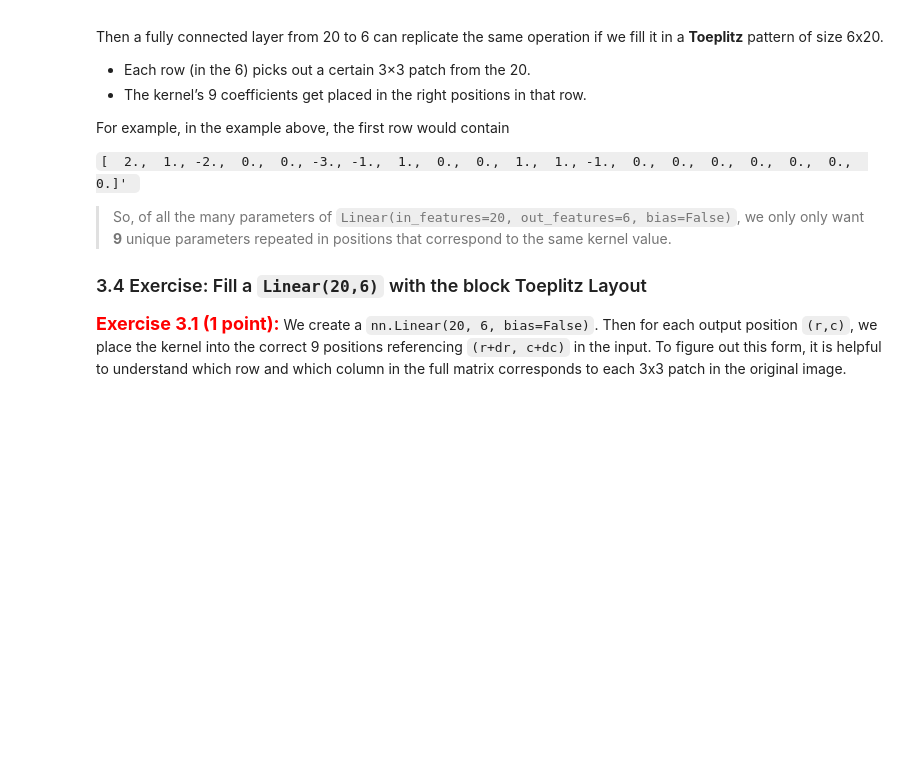
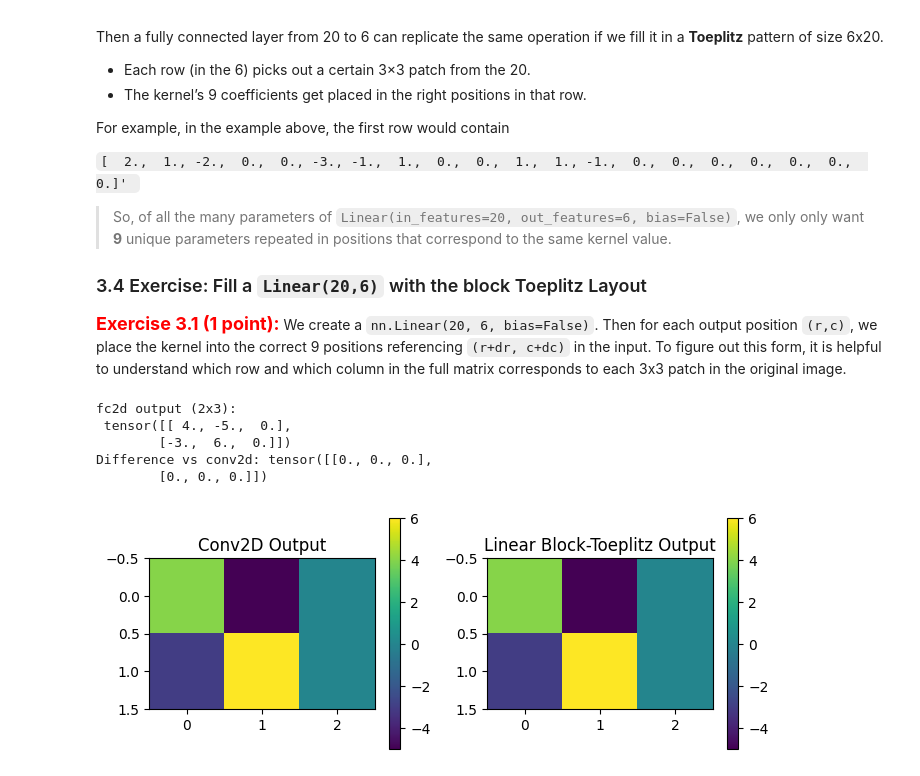
Before and after one commit to Ari-S-123/CS7150-CA2, a Jupyter notebook: CA2.2_Convolutions.ipynb, the cells around one changed output. Cells and saved outputs as stored; diff of their text form; code cells hidden in the pictures; blank space fills up the shorter version.

```diff
--- a/CA2.2_Convolutions.ipynb
+++ b/CA2.2_Convolutions.ipynb
@@ -395,3 +454,49 @@ plt.show()
+# %%
+fc2d = nn.Linear(in_features=20, out_features=6, bias=False)
+fc2d.weight[...] = torch.Tensor([
+    ## PROVIDE YOUR ANSWERS HERE
+    #  output (0,0): input patch starts at (0,0)
+    [  2.,  1., -2.,  0.,  0., -3., -1.,  1.,  0.,  0.,  1.,  1., -1.,  0.,  0.,  0.,  0.,  0.,  0.,  0.],
+    #  output (0,1): input patch starts at (0,1)
+    [  0.,  2.,  1., -2.,  0.,  0., -3., -1.,  1.,  0.,  0.,  1.,  1., -1.,  0.,  0.,  0.,  0.,  0.,  0.],
+    #  output (0,2): input patch starts at (0,2)
+    [  0.,  0.,  2.,  1., -2.,  0.,  0., -3., -1.,  1.,  0.,  0.,  1.,  1., -1.,  0.,  0.,  0.,  0.,  0.],
+    #  output (1,0): input patch starts at (1,0)
+    [  0.,  0.,  0.,  0.,  0.,  2.,  1., -2.,  0.,  0., -3., -1.,  1.,  0.,  0.,  1.,  1., -1.,  0.,  0.],
+    #  output (1,1): input patch starts at (1,1)
+    [  0.,  0.,  0.,  0.,  0.,  0.,  2.,  1., -2.,  0.,  0., -3., -1.,  1.,  0.,  0.,  1.,  1., -1.,  0.],
+    #  output (1,2): input patch starts at (1,2)
+    [  0.,  0.,  0.,  0.,  0.,  0.,  0.,  2.,  1., -2.,  0.,  0., -3., -1.,  1.,  0.,  0.,  1.,  1., -1.],
+]);
+
+# Multiply x_2d flattened
+x_2d_flat = x_2d.view(1,20)
+y_fc2d = fc2d(x_2d_flat)  # shape (1,6)
+y_fc2d_reshaped = y_fc2d.view(2,3)
+
+print("fc2d output (2x3):\n", y_fc2d_reshaped)
+diff_2d = y_fc2d_reshaped - y_2d[0,0]
+print("Difference vs conv2d:", diff_2d)
+
+# Visual comparison
+plt.figure(figsize=(8,3))
+plt.subplot(1,2,1)
+plt.imshow(y_2d[0,0].detach(), cmap='viridis')
+plt.title("Conv2D Output")
+plt.colorbar()
+
+plt.subplot(1,2,2)
+plt.imshow(y_fc2d_reshaped.detach(), cmap='viridis')
+plt.title("Linear Block-Toeplitz Output")
+plt.colorbar()
+plt.show()
+# %% [output]
+fc2d output (2x3):
+ tensor([[ 4., -5.,  0.],
+        [-3.,  6.,  0.]])
+Difference vs conv2d: tensor([[0., 0., 0.],
+        [0., 0., 0.]])
+[figure, added]
 # %% [markdown]
 If two operations look identical, we have successfully replicated the 2D convolution with a single large matrix that repeats the 9 kernel parameters in a block-Toeplitz pattern.
 
```
Also changed, not shown: parts of 17 cells of this notebook, 1 other file.
